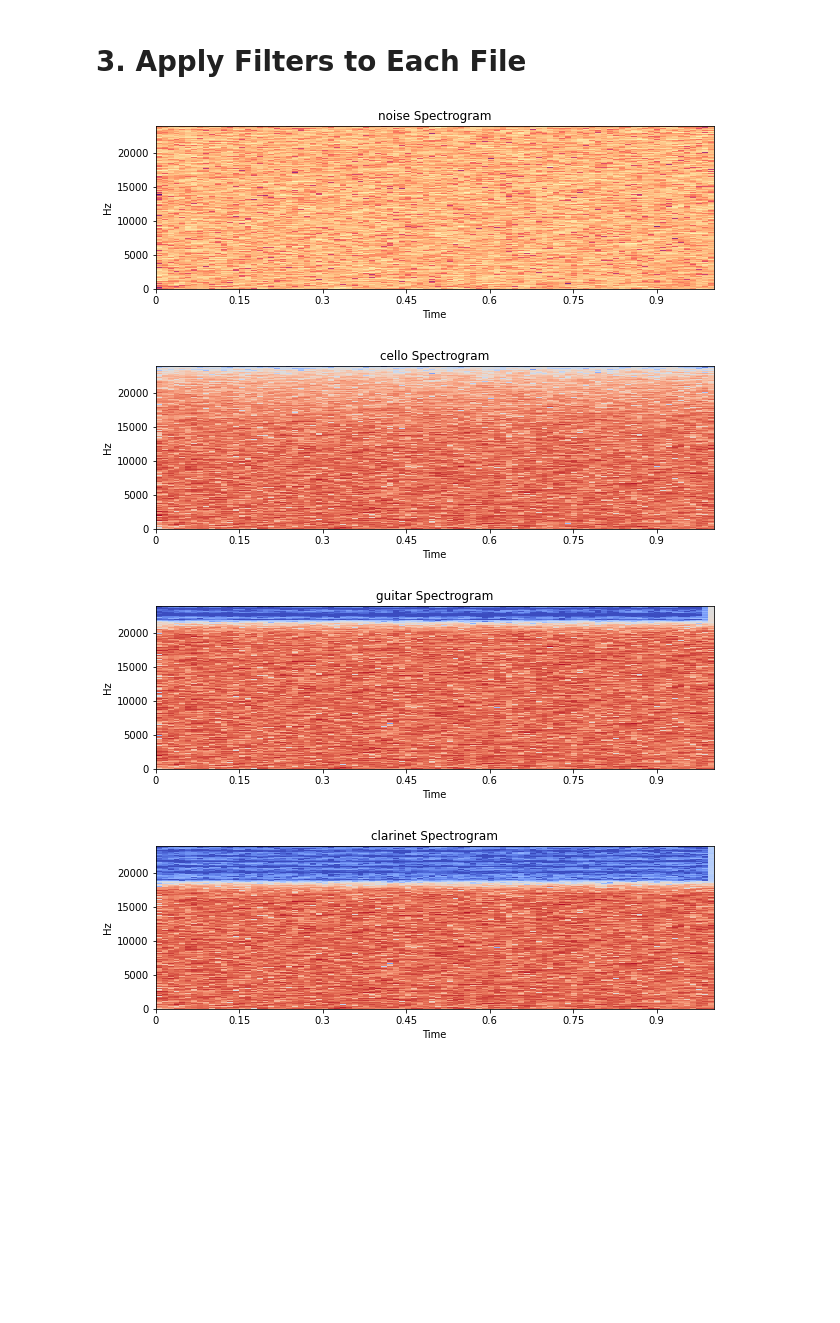
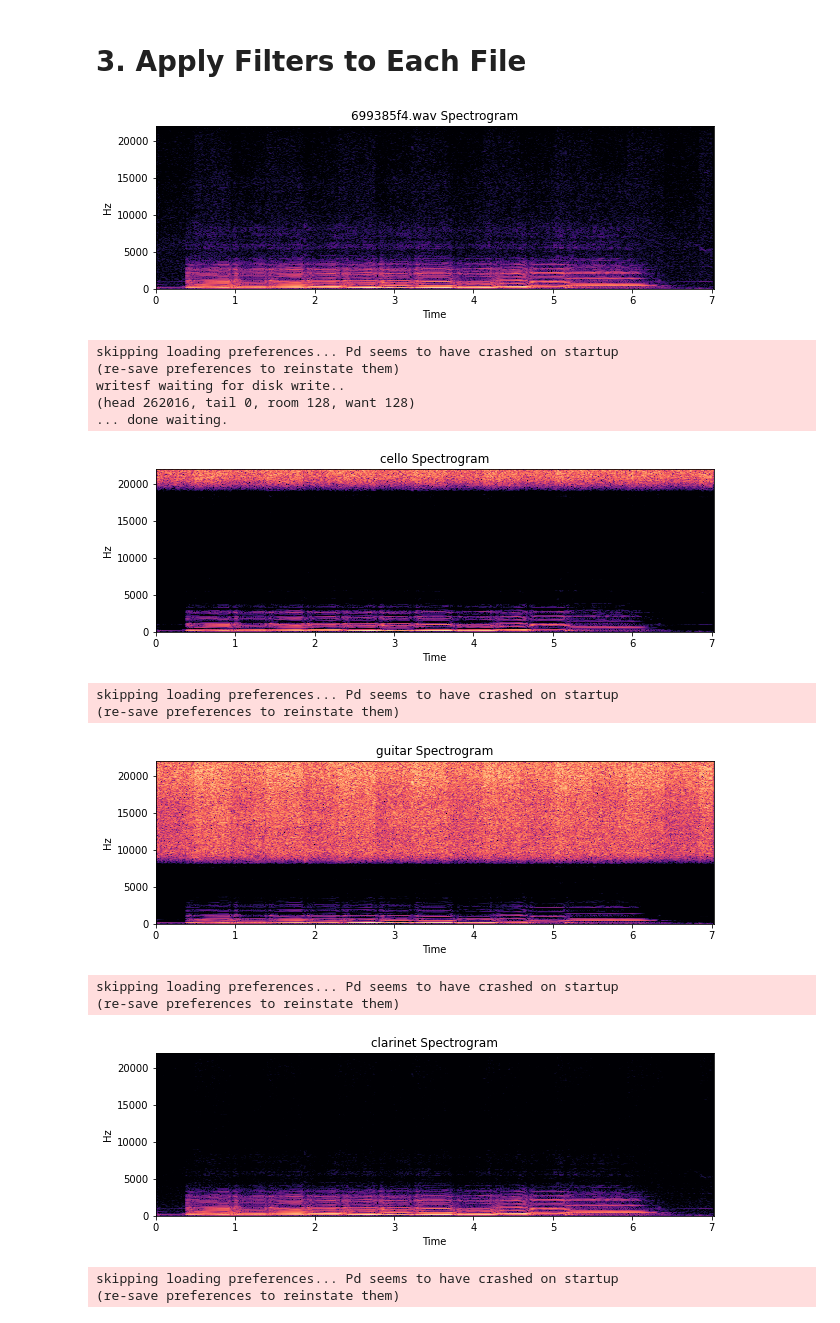
Before and after one commit to jpclemente97/mct-teamb-2, a Jupyter notebook: python assignment 5 pragmatic/MCT 4001 Python Assignment 5 Pragmatic Section.ipynb, the cells around one changed output. Cells and saved outputs as stored; diff of their text form; code cells hidden in the pictures; blank space fills up the shorter version.

```diff
--- a/python assignment 5 pragmatic/MCT 4001 Python Assignment 5 Pragmatic Section.ipynb
+++ b/python assignment 5 pragmatic/MCT 4001 Python Assignment 5 Pragmatic Section.ipynb
@@ -89,7 +85,7 @@ instrument = dataFrame[columnNames[1]]
 
 # Iterate through all files, load them using librosa, and save them to the fileClasses dictionary
 for i in range(0, fileNames.size):
-    y, sr = librosa.load('./files/database/' + fileNames[i], sr=48000, mono=True)
+    y, sr = librosa.load('./files/database/' + fileNames[i], sr=44100, mono=True)
     newClass = FileClass(y, instrument[i])
     fileClasses[fileNames[i]] = newClass
 
@@ -146,11 +142,11 @@ for file in fileClasses:
         calculatedSpectralCentroidArray.append(scAverage)
 
         # Calculate spectral centroid with librosa
-        scLibrosaAverage = librosa.feature.spectral_centroid(y=y, sr=48000, n_fft=y.size, hop_length=(y.size + 1))[0][0]
+        scLibrosaAverage = librosa.feature.spectral_centroid(y=y, sr=44100, n_fft=y.size, hop_length=(y.size + 1))[0][0]
         librosaSpectralCentroidArray.append(scLibrosaAverage)
 
         # Calculate spectral bandwidth with librosa
-        sbLibrosaAverage = librosa.feature.spectral_bandwidth(y=y, sr=48000, n_fft=y.size, hop_length=(y.size + 1))[0][0]
+        sbLibrosaAverage = librosa.feature.spectral_bandwidth(y=y, sr=44100, n_fft=y.size, hop_length=(y.size + 1))[0][0]
         librosaSpectralBandwidthArray.append(sbLibrosaAverage)
 
         # Add averages to each file class
@@ -192,23 +188,57 @@ ax.set_zlabel('Spectral Bandwidth');
 # %%
 instrumentFilters = {}
 
 # Create filters for each instrument
 for instrument in instrumentTypes:
     instrumentFilters[instrument] = InstrumentFilters()
 
-# Apply filters to a 1 second noise array to display effects
-noise = np.random.normal(0,1,48000)
-graph_spectrogram(noise, "noise")
+# Apply both filters to the first file to demonstrate their effect on the spectrogram
+file = next(iter(fileClasses))
+filePath = "./files/database/" + file
+originalFile, sr = librosa.load(filePath, sr=44100, mono=True)
+
+graph_spectrogram(originalFile, file)
 
 for instrument in instrumentFilters:
     filters = instrumentFilters[instrument]
+
+    # Apply IIR filter through pure data
+    iirFilter = filters.iirFilter
+    filtertype = 'filtertype ' + str(iirFilter)
+
+    fileName = ('fileName ' + filePath)
+
+    filteredFileName = file.replace(".wav", "_" + instrument + "_filtered.wav")
+    filteredFilePath = filePath.replace("database/" + file , "filtered/" + filteredFileName)
+    fileFiltered = ('newFileName '+ filteredFilePath)
+
+    startFiltering = ('startFiltering 1')
+
+    PureDataIIR(filtertype, fileName, fileFiltered, startFiltering)
+
+    # Load IIR filtered file, apply FIR filter, and overwrite filtered file
+    filtered, sr = librosa.load(filteredFilePath, sr=44100, mono=True)
     numtaps = filters.firTaps
     fc = filters.fc
-    h = signal.firwin(numtaps, fc, pass_zero='lowpass')
-    filtered = signal.lfilter(h, 1, noise)
+    h = signal.firwin(numtaps, fc, pass_zero='highpass')
+
+    filtered = signal.lfilter(h, 1, filtered)
+    write(filteredFilePath, sr, filtered)
+
     graph_spectrogram(filtered, instrument)
 # %% [output]
-[figure, old version]
+[figure, new version]
+skipping loading preferences... Pd seems to have crashed on startup
+(re-save preferences to reinstate them)
+writesf waiting for disk write..
+(head 262016, tail 0, room 128, want 128)
+... done waiting.
-[figure, old version]
+[figure, new version]
+skipping loading preferences... Pd seems to have crashed on startup
+(re-save preferences to reinstate them)
-[figure, old version]
+[figure, new version]
+skipping loading preferences... Pd seems to have crashed on startup
+(re-save preferences to reinstate them)
-[figure, old version]
+[figure, new version]
+skipping loading preferences... Pd seems to have crashed on startup
+(re-save preferences to reinstate them)
```
Also changed, not shown: parts of 7 cells of this notebook, 1 other file.
